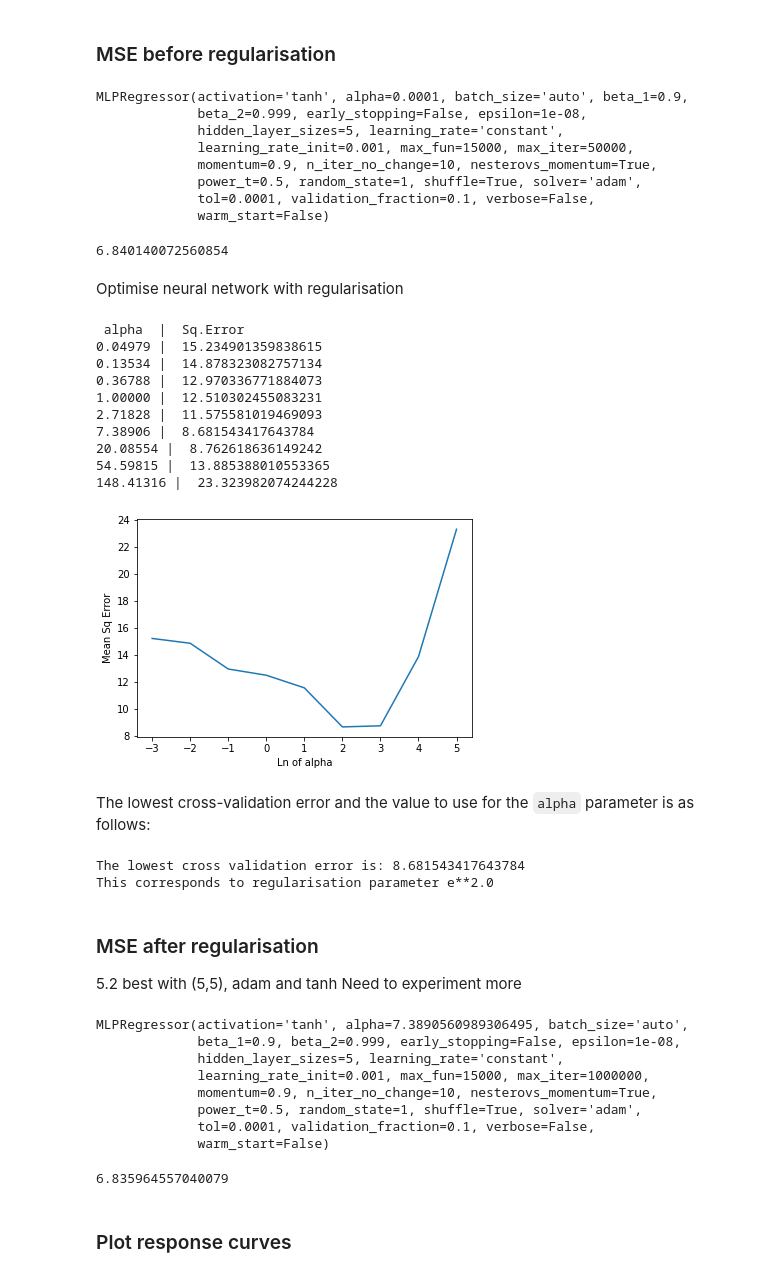
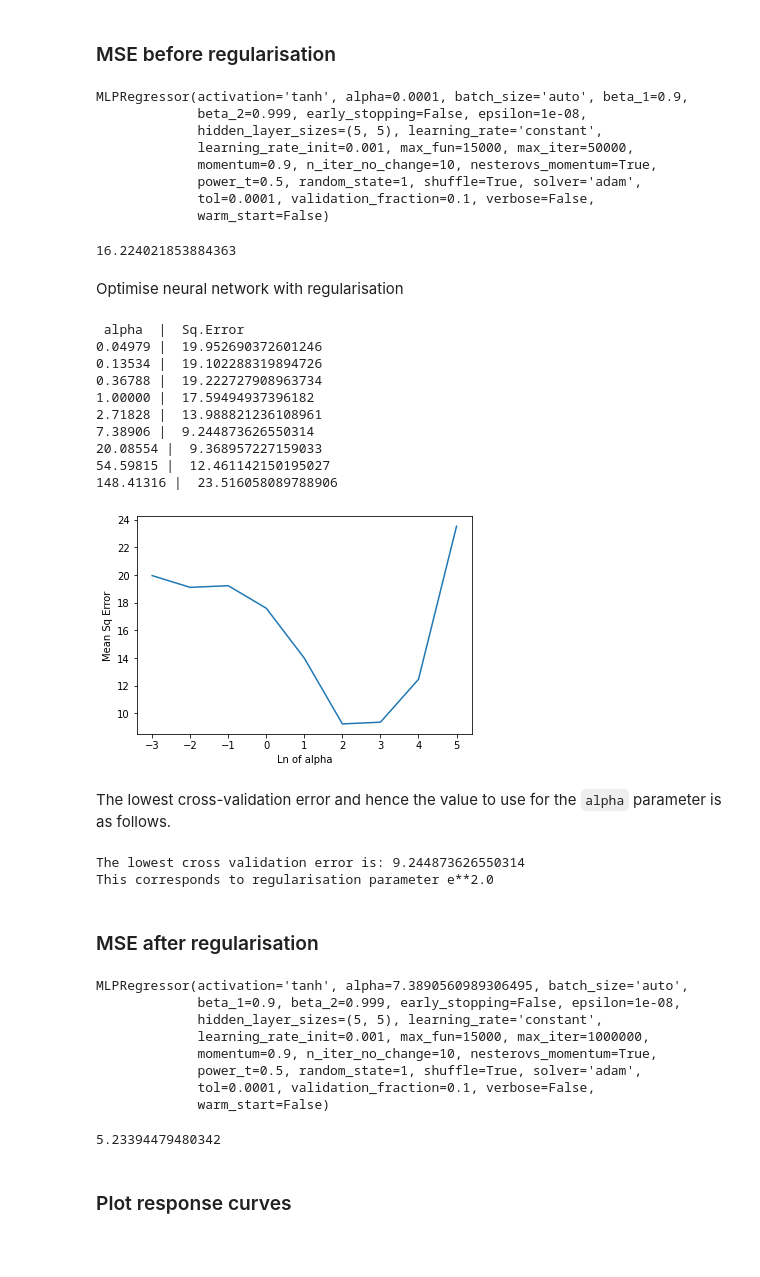
Before and after one commit to LourensWalters/cor_art_dis, a Jupyter notebook: autompg/notebooks/explore_data_2020_10_13_lw.ipynb, the cells around one changed output. Drawn from its saved outputs; the diff is of its cells as text; code cells hidden in the pictures; blank space fills up the shorter version.

```diff
--- a/autompg/notebooks/explore_data_2020_10_13_lw.ipynb
+++ b/autompg/notebooks/explore_data_2020_10_13_lw.ipynb
@@ -295,7 +340,7 @@ StandardScaler(copy=True, with_mean=True, with_std=True)
 ### MSE before regularisation
 # %%
 # Fit and check MSE before regularisation
-reg = MLPRegressor(max_iter=50000, solver="adam", activation="tanh", hidden_layer_sizes=(5), random_state=1)
+reg = MLPRegressor(max_iter=50000, solver="adam", activation="tanh", hidden_layer_sizes=(5, 5), random_state=1)
 reg.fit(X_train, y_train)
 
 # Predict
@@ -306,59 +351,58 @@ mean_squared_error(y_pred,y_test)
 # %% [output]
 MLPRegressor(activation='tanh', alpha=0.0001, batch_size='auto', beta_1=0.9,
              beta_2=0.999, early_stopping=False, epsilon=1e-08,
-             hidden_layer_sizes=5, learning_rate='constant',
+             hidden_layer_sizes=(5, 5), learning_rate='constant',
              learning_rate_init=0.001, max_fun=15000, max_iter=50000,
              momentum=0.9, n_iter_no_change=10, nesterovs_momentum=True,
              power_t=0.5, random_state=1, shuffle=True, solver='adam',
              tol=0.0001, validation_fraction=0.1, verbose=False,
              warm_start=False)
-6.840140072560854
+16.224021853884363
 # %% [markdown]
- Optimise neural network with regularisation
+Optimise neural network with regularisation
 # %%
+# Select range over which to find regularisation parameter - exponential used for even distribution of values
 reg_par = [np.e**n for n in np.arange(-3,6,1)]
 
 validation_scores = {}
 print(" alpha  |  Sq.Error")
 for param in reg_par:
-    reg = MLPRegressor(max_iter=1000000, solver="adam", activation="tanh", hidden_layer_sizes=(5), alpha=param, random_state=1)
+    reg = MLPRegressor(max_iter=1000000, solver="adam", activation="tanh", hidden_layer_sizes=(5, 5), alpha=param, random_state=1)
     score = cross_val_score(estimator=reg, X=X_train, y=y_train, cv=2, scoring="neg_mean_squared_error")
     validation_scores[param] = -score.mean()
     print("%0.5f |  %s" % (param, -score.mean()))
 
-# Plot the error function
+# Plot the error function against regularisation parameter
 plt.plot([np.log(i) for i in validation_scores.keys()], list(validation_scores.values()));
 plt.xlabel("Ln of alpha");
 plt.ylabel("Mean Sq Error");
 # %% [output]
  alpha  |  Sq.Error
-0.04979 |  15.234901359838615
-0.13534 |  14.878323082757134
-0.36788 |  12.970336771884073
-1.00000 |  12.510302455083231
-2.71828 |  11.575581019469093
-7.38906 |  8.681543417643784
-20.08554 |  8.762618636149242
-54.59815 |  13.885388010553365
-148.41316 |  23.323982074244228
+0.04979 |  19.952690372601246
+0.13534 |  19.102288319894726
+0.36788 |  19.222727908963734
+1.00000 |  17.59494937396182
+2.71828 |  13.988821236108961
+7.38906 |  9.244873626550314
+20.08554 |  9.368957227159033
+54.59815 |  12.461142150195027
+148.41316 |  23.516058089788906
-[figure, old version]
+[figure, new version]
 # %% [markdown]
-The lowest cross-validation error and the value to use for the `alpha` parameter is as follows:
+The lowest cross-validation error and hence the value to use for the `alpha` parameter is as follows.
 # %%
 min_score = ([np.log(name) for name, score in validation_scores.items() if score==min(validation_scores.values())][0])
 # Find lowest value.
 print("The lowest cross validation error is: %s" % (min(validation_scores.values())))
 print("This corresponds to regularisation parameter e**%s" % min_score)
 # %% [output]
-The lowest cross validation error is: 8.681543417643784
+The lowest cross validation error is: 9.244873626550314
 This corresponds to regularisation parameter e**2.0
-# %% [markdown]
-### MSE after regularisation
-5.2 best with (5,5), adam and tanh
-Need to experiment more
+# %% [markdown]
+### MSE after regularisation
 # %%
 # Fit data with the best parameter
-reg = MLPRegressor(max_iter=1000000, solver="adam", activation="tanh", hidden_layer_sizes=(5), alpha=np.e**(min_score), random_state=1)
+reg = MLPRegressor(max_iter=1000000, solver="adam", activation="tanh", hidden_layer_sizes=(5, 5), alpha=np.e**(min_score), random_state=1)
 reg.fit(X_train, y_train)
 
 # Predict
@@ -369,13 +413,13 @@ mean_squared_error(y_pred,y_test)
 # %% [output]
 MLPRegressor(activation='tanh', alpha=7.3890560989306495, batch_size='auto',
              beta_1=0.9, beta_2=0.999, early_stopping=False, epsilon=1e-08,
-             hidden_layer_sizes=5, learning_rate='constant',
+             hidden_layer_sizes=(5, 5), learning_rate='constant',
              learning_rate_init=0.001, max_fun=15000, max_iter=1000000,
              momentum=0.9, n_iter_no_change=10, nesterovs_momentum=True,
              power_t=0.5, random_state=1, shuffle=True, solver='adam',
              tol=0.0001, validation_fraction=0.1, verbose=False,
              warm_start=False)
-6.835964557040079
+5.23394479480342
 # %% [markdown]
 ### Plot response curves
 # %%
```
Also changed, not shown: parts of 11 cells of this notebook.
